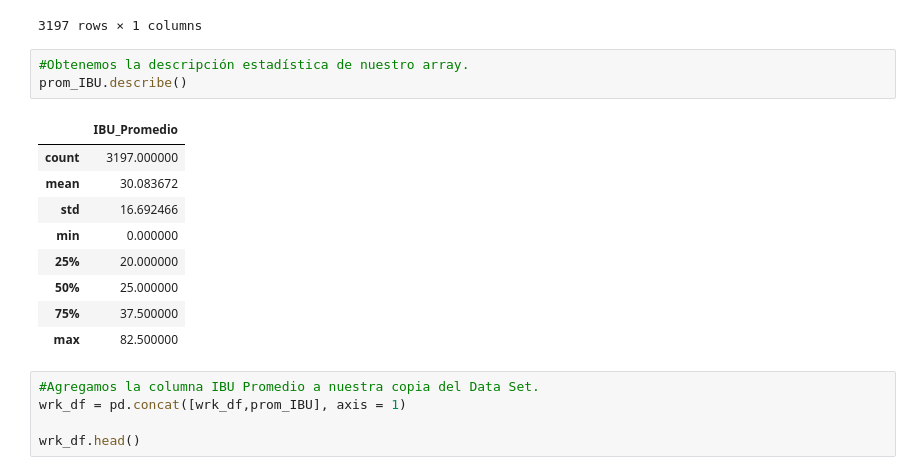
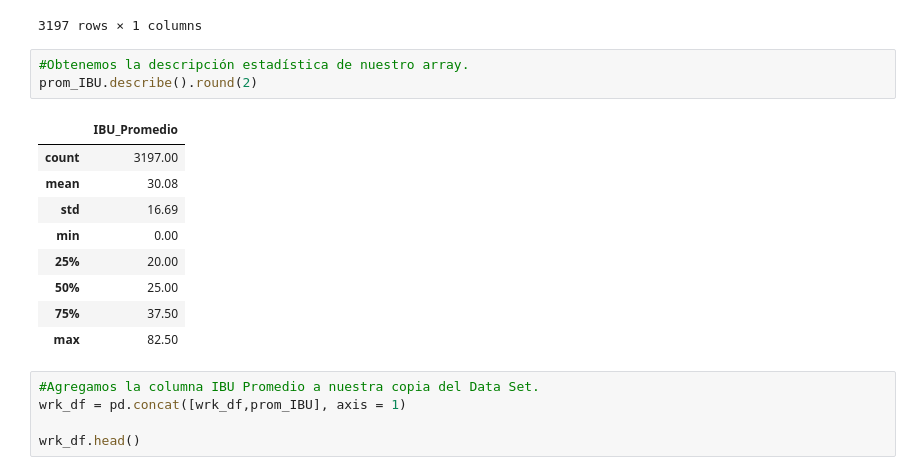
Before and after one commit to JMRRT1992/Coderhouse, a Jupyter notebook: Proyecto/Data/Raw/Entrega 2/vizualizacion_ReyesRetanaT.ipynb, the cells around one changed output. Drawn from its saved outputs; the diff is of its cells as text.

```diff
--- a/Proyecto/Data/Raw/Entrega 2/vizualizacion_ReyesRetanaT.ipynb
+++ b/Proyecto/Data/Raw/Entrega 2/vizualizacion_ReyesRetanaT.ipynb
@@ -285,17 +285,17 @@ prom_IBU
 3197 rows × 1 columns
 # %%
 #Obtenemos la descripción estadística de nuestro array.
-prom_IBU.describe()
+prom_IBU.describe().round(2)
 # %% [output]
 |  | IBU_Promedio |
-| count | 3197.000000 |
-| mean | 30.083672 |
-| std | 16.692466 |
-| min | 0.000000 |
-| 25% | 20.000000 |
-| 50% | 25.000000 |
-| 75% | 37.500000 |
-| max | 82.500000 |
+| count | 3197.00 |
+| mean | 30.08 |
+| std | 16.69 |
+| min | 0.00 |
+| 25% | 20.00 |
+| 50% | 25.00 |
+| 75% | 37.50 |
+| max | 82.50 |
 # %%
 #Agregamos la columna IBU Promedio a nuestra copia del Data Set.
 wrk_df = pd.concat([wrk_df,prom_IBU], axis = 1)
```
Also changed, not shown: parts of 5 cells of this notebook.
